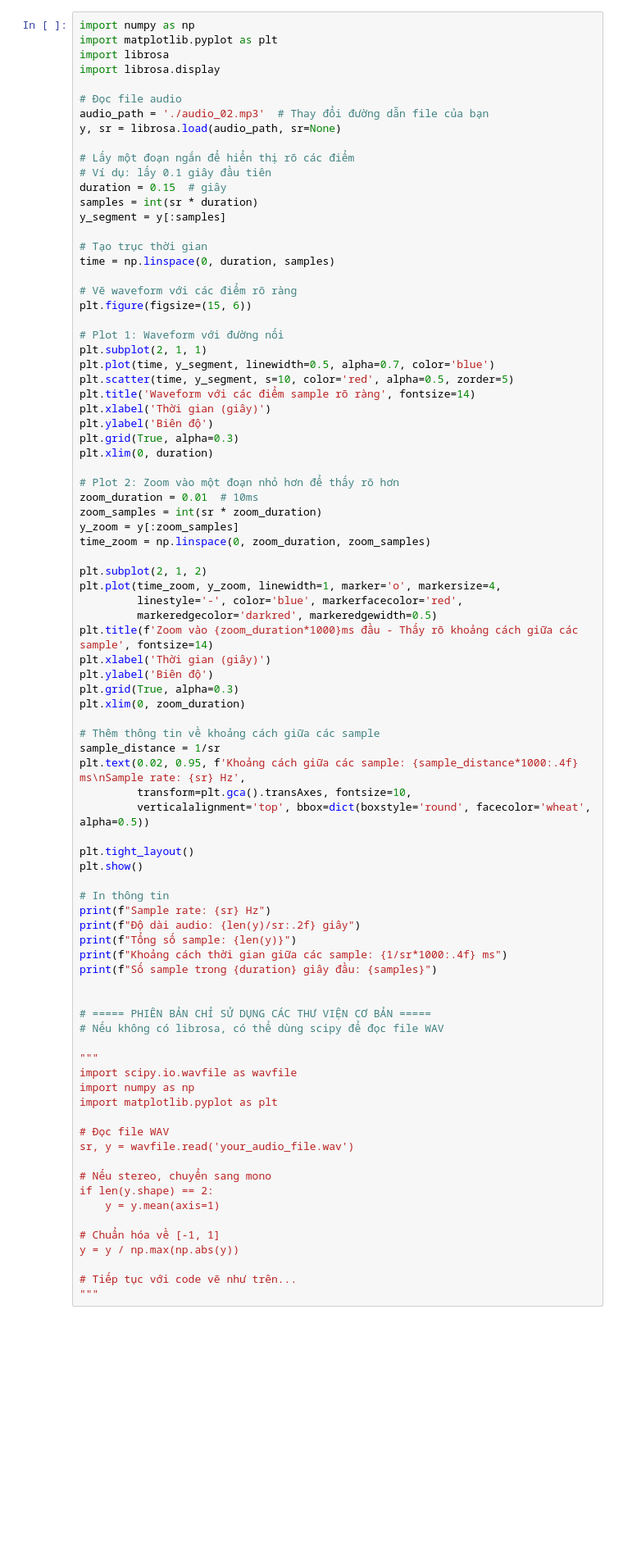
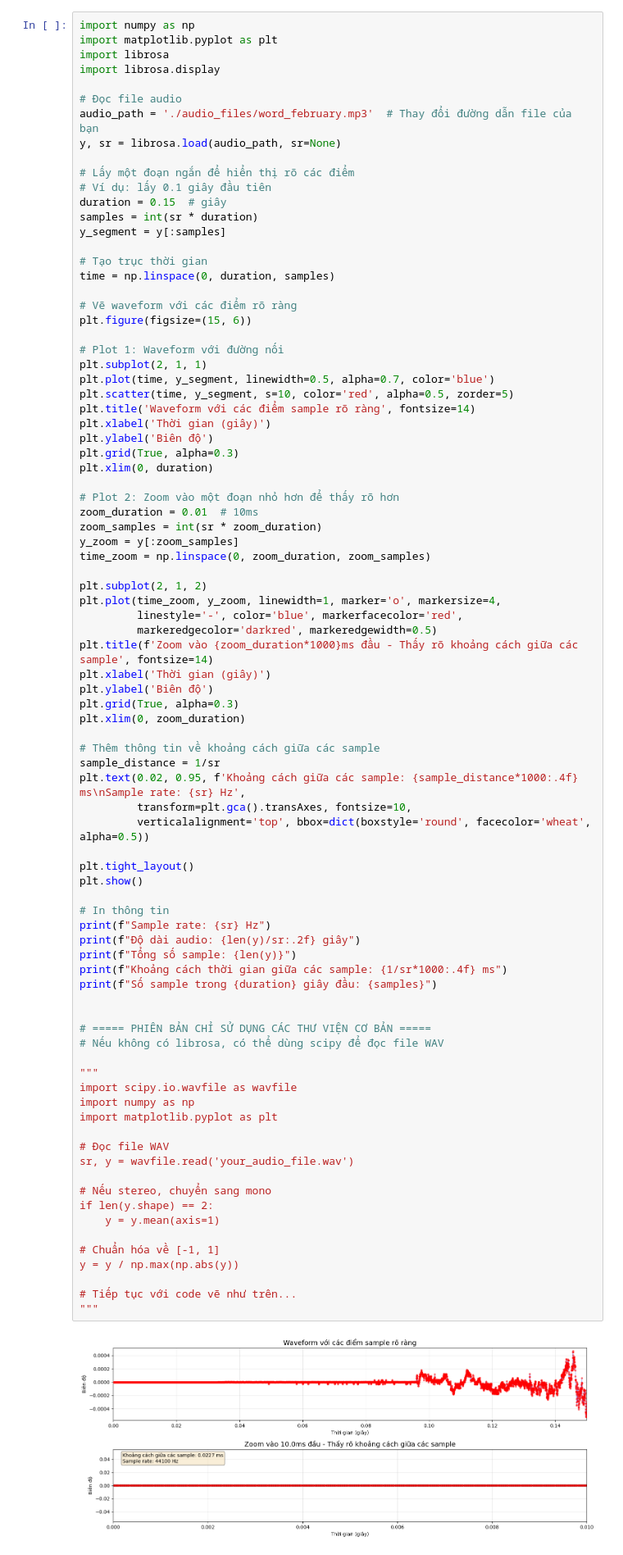
Before and after one commit to tyanfarm/wav2vec, a Jupyter notebook: visualization.ipynb, the cells around one changed output. Shown at 82% size. Saved outputs shown, nothing was run; the diff lists cells and outputs as text; blank space fills up the shorter version.

```diff
--- a/visualization.ipynb
+++ b/visualization.ipynb
@@ -94,7 +94,7 @@ import librosa
 import librosa.display
 
 # Đọc file audio
-audio_path = './audio_02.mp3'  # Thay đổi đường dẫn file của bạn
+audio_path = './audio_files/word_february.mp3'  # Thay đổi đường dẫn file của bạn
 y, sr = librosa.load(audio_path, sr=None)
 
 # Lấy một đoạn ngắn để hiển thị rõ các điểm
@@ -146,30 +146,31 @@ plt.show()
 
 # In thông tin
 print(f"Sample rate: {sr} Hz")
 print(f"Độ dài audio: {len(y)/sr:.2f} giây")
 print(f"Tổng số sample: {len(y)}")
 print(f"Khoảng cách thời gian giữa các sample: {1/sr*1000:.4f} ms")
 print(f"Số sample trong {duration} giây đầu: {samples}")
 
 
 # ===== PHIÊN BẢN CHỈ SỬ DỤNG CÁC THƯ VIỆN CƠ BẢN =====
 # Nếu không có librosa, có thể dùng scipy để đọc file WAV
 
 """
 import scipy.io.wavfile as wavfile
 import numpy as np
 import matplotlib.pyplot as plt
 
 # Đọc file WAV
 sr, y = wavfile.read('your_audio_file.wav')
 
 # Nếu stereo, chuyển sang mono
 if len(y.shape) == 2:
     y = y.mean(axis=1)
 
 # Chuẩn hóa về [-1, 1]
 y = y / np.max(np.abs(y))
 
 # Tiếp tục với code vẽ như trên...
 """
 # %% [output]
+[figure, added]
```
Also changed, not shown: parts of 2 cells of this notebook, 7 other files.
